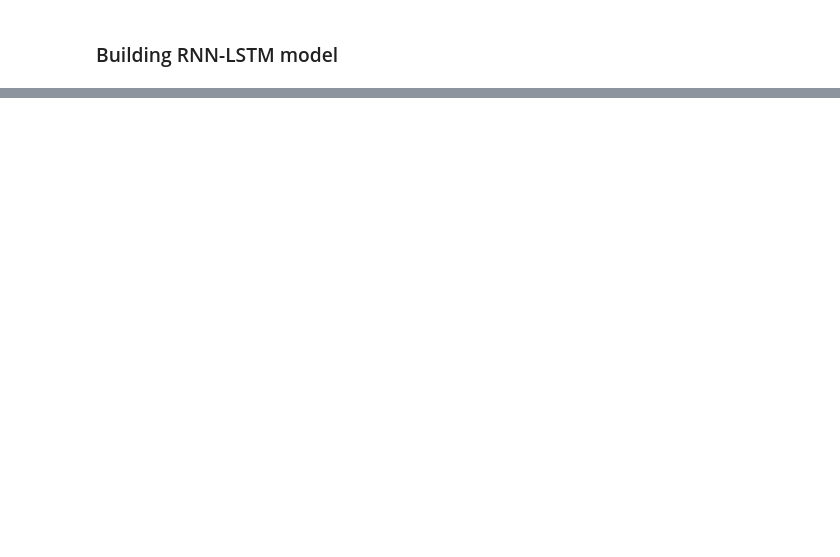
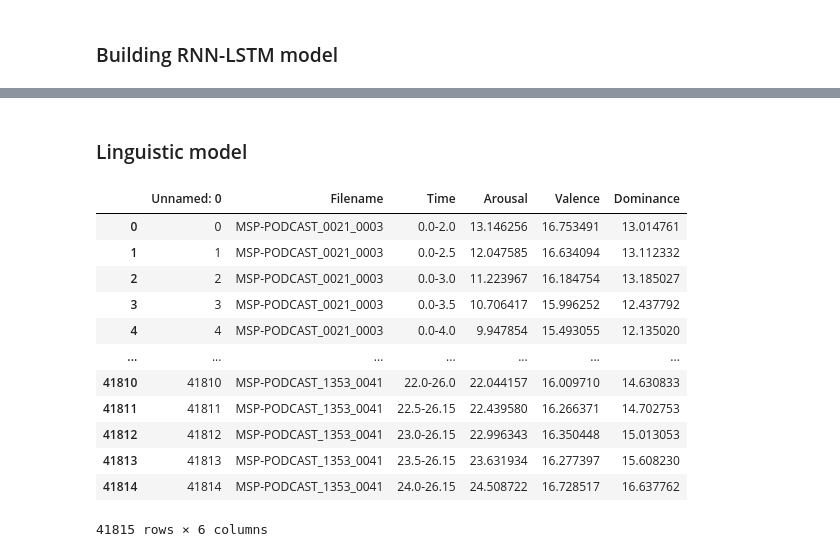
Before and after one commit to eddie8615/ABI_research, a Jupyter notebook: LSTM-RNN.ipynb, the cells around one changed output, grey strips where cells are left out. Saved outputs shown, nothing was run; the diff lists cells and outputs as text; code cells hidden in the pictures; blank space fills up the shorter version.

```diff
--- a/LSTM-RNN.ipynb
+++ b/LSTM-RNN.ipynb
@@ -264,0 +408,18 @@ KeyboardInterrupt:
+# %% [markdown]
+### Linguistic model
+# %%
+y_train
+# %% [output]
+|  | Unnamed: 0 | Filename | Time | Arousal | Valence | Dominance |
+| 0 | 0 | MSP-PODCAST_0021_0003 | 0.0-2.0 | 13.146256 | 16.753491 | 13.014761 |
+| 1 | 1 | MSP-PODCAST_0021_0003 | 0.0-2.5 | 12.047585 | 16.634094 | 13.112332 |
+| 2 | 2 | MSP-PODCAST_0021_0003 | 0.0-3.0 | 11.223967 | 16.184754 | 13.185027 |
+| 3 | 3 | MSP-PODCAST_0021_0003 | 0.0-3.5 | 10.706417 | 15.996252 | 12.437792 |
+| 4 | 4 | MSP-PODCAST_0021_0003 | 0.0-4.0 | 9.947854 | 15.493055 | 12.135020 |
+| ... | ... | ... | ... | ... | ... | ... |
+| 41810 | 41810 | MSP-PODCAST_1353_0041 | 22.0-26.0 | 22.044157 | 16.009710 | 14.630833 |
+| 41811 | 41811 | MSP-PODCAST_1353_0041 | 22.5-26.15 | 22.439580 | 16.266371 | 14.702753 |
+| 41812 | 41812 | MSP-PODCAST_1353_0041 | 23.0-26.15 | 22.996343 | 16.350448 | 15.013053 |
+| 41813 | 41813 | MSP-PODCAST_1353_0041 | 23.5-26.15 | 23.631934 | 16.277397 | 15.608230 |
+| 41814 | 41814 | MSP-PODCAST_1353_0041 | 24.0-26.15 | 24.508722 | 16.728517 | 16.637762 |
+41815 rows × 6 columns
```
Also changed, not shown: parts of 19 cells of this notebook, 2 other files.
